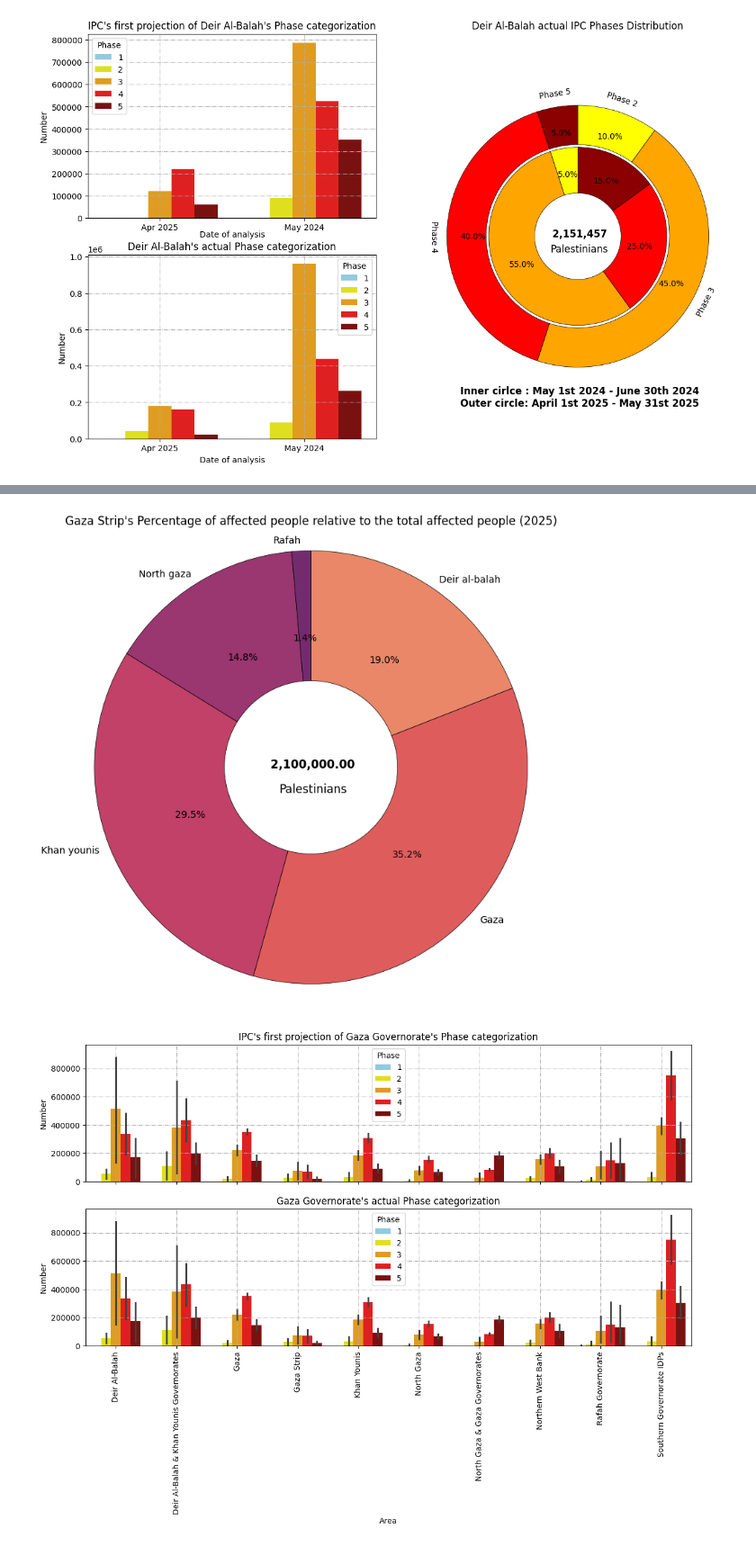
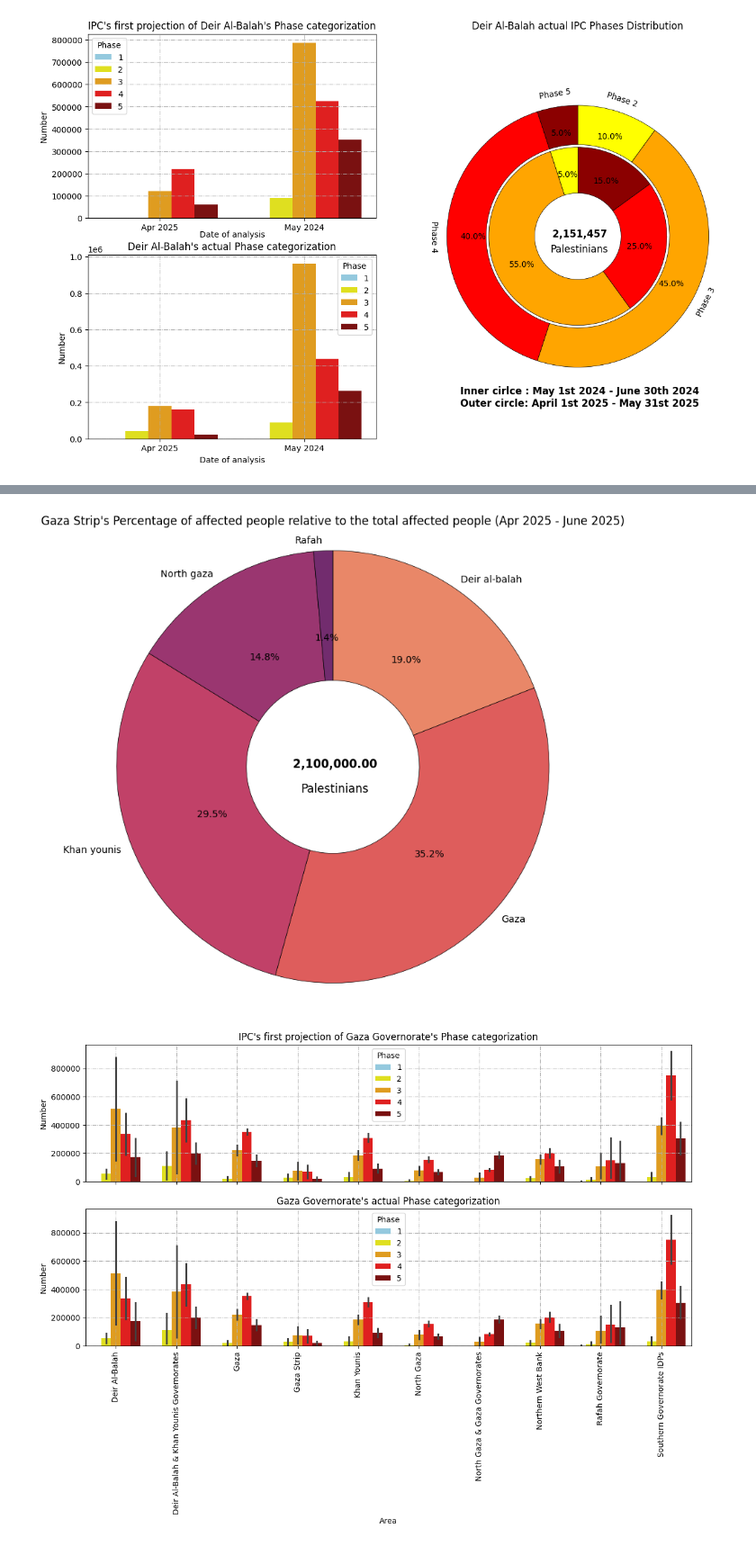
Before and after one commit to MarwanMohammed2500/The-Palestinian-Cause-What-70-Years-of-occupation-can-do-to-a-land-and-its-people, a Jupyter notebook: Chapter 3/Chapter_3.ipynb, the cells around one changed output, grey strips where cells are left out. Shown: that part at 90% size. Cells and saved outputs as stored; diff of their text form; code cells hidden in the pictures.

```diff
--- a/Chapter 3/Chapter_3.ipynb
+++ b/Chapter 3/Chapter_3.ipynb
@@ -176,20 +158,22 @@ ipc_area.loc[ipc_area["Area"] == "Gaza", :]
 # %%
 Area = ipc_area_latest[["Number", "Area", "Phase", "Validity period"]].loc[ipc_area_latest["Phase"] == "all"].loc[ipc_area_latest["Validity period"] == "current"].groupby("Area").sum()
 
 plt.figure(figsize=(10, 9))
+
 labels = [f"{area}" for area in Area.index.get_level_values("Area")]
+
 plt.pie(data=Area, x=Area["Number"], labels=labels, counterclock=False, labeldistance=1.05,
          autopct='%1.1f%%', startangle=90, wedgeprops=dict(width=0.6, edgecolor='black', linewidth=0.5),
          colors=sns.color_palette("flare", n_colors=len(Area)))
 
-plt.title("Gaza Strip's Percentage of affected people relative to the total affected people (2025)", loc="Center", pad=5)
+plt.title("Gaza Strip's Percentage of affected people relative to the total affected people (Apr 2025 - June 2025)", loc="Center", pad=5)
 plt.text(0, 0.015, f"{Area["Number"].sum(): ,.2f}", fontsize=12, ha='center', va='center', color='black', fontweight='bold')
 plt.text(0.01, -0.1, "Palestinians", fontsize=12, ha='center', va='center', color='black')
 plt.axis('equal')
 
 plt.show()
 # %% [output]
-[figure, old version]
+[figure, new version]
 # %%
 fig, (ax1, ax2) = plt.subplots(2, 1, figsize=(14, 7), sharex=True)
 
```
Also changed, not shown: parts of 3 cells of this notebook.
